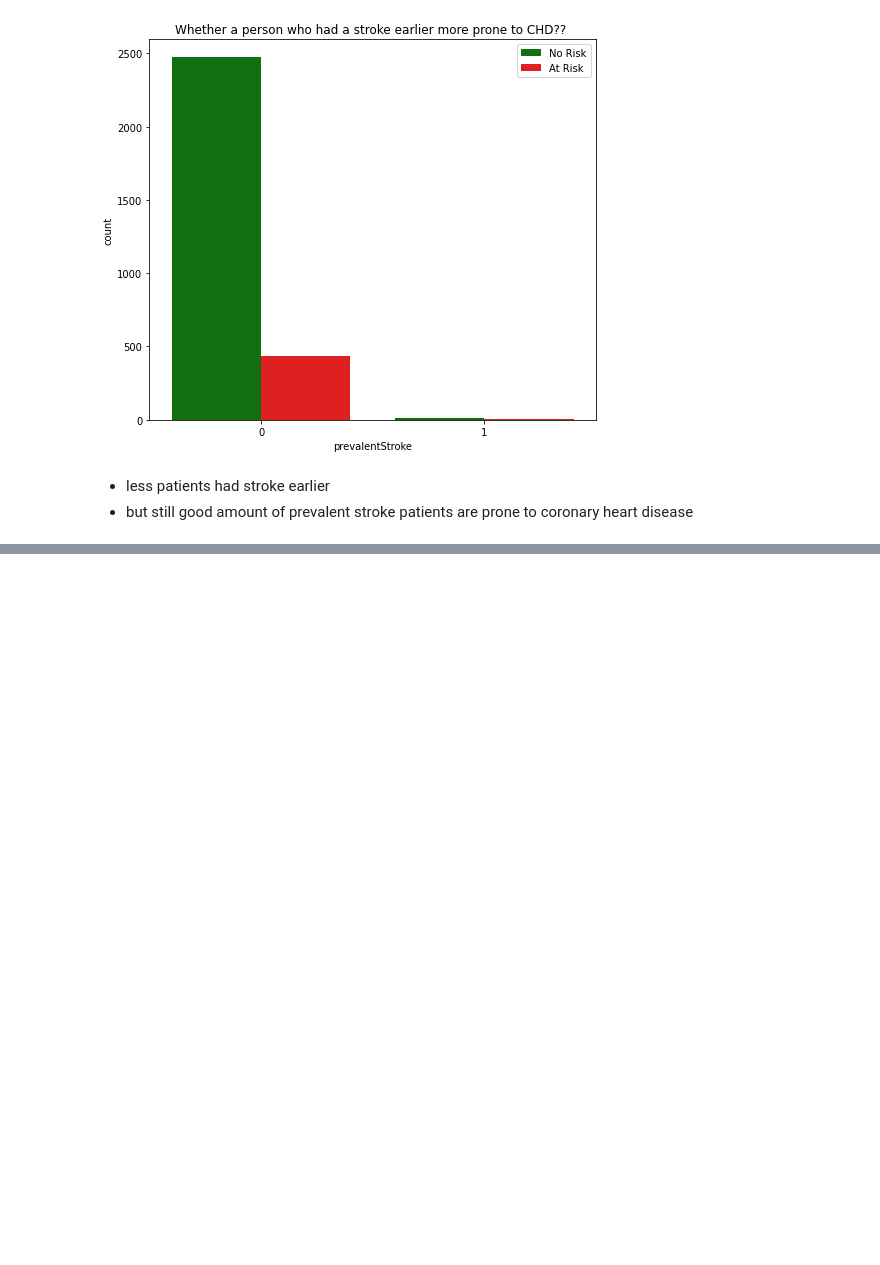
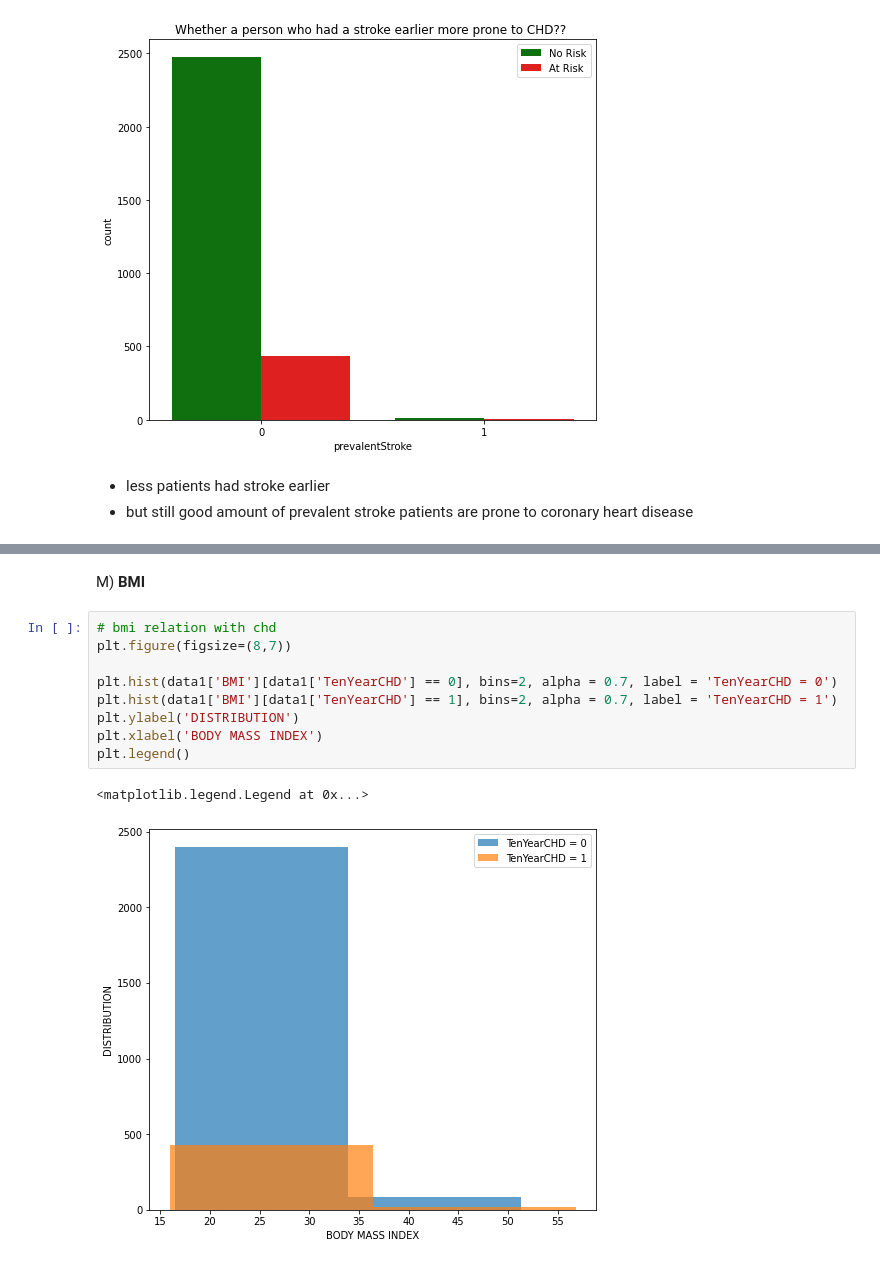
Before and after one commit to Deven876/project3-Cardiovascular-Risk-Prediction, a Jupyter notebook: Project3_Cardiovascular_Risk_Prediction.ipynb, the cells around one changed output, grey strips where cells are left out. Cells and saved outputs as stored; diff of their text form; blank space fills up the shorter version.

```diff
--- a/Project3_Cardiovascular_Risk_Prediction.ipynb
+++ b/Project3_Cardiovascular_Risk_Prediction.ipynb
@@ -413,0 +447,14 @@ plt.show()
+# %% [markdown]
+M) **BMI**
+# %%
+# bmi relation with chd
+plt.figure(figsize=(8,7))
+
+plt.hist(data1['BMI'][data1['TenYearCHD'] == 0], bins=2, alpha = 0.7, label = 'TenYearCHD = 0')
+plt.hist(data1['BMI'][data1['TenYearCHD'] == 1], bins=2, alpha = 0.7, label = 'TenYearCHD = 1')
+plt.ylabel('DISTRIBUTION')
+plt.xlabel('BODY MASS INDEX')
+plt.legend()
+# %% [output]
+<matplotlib.legend.Legend at 0x...>
+[figure, added]
```
Also changed, not shown: parts of 14 cells of this notebook.
